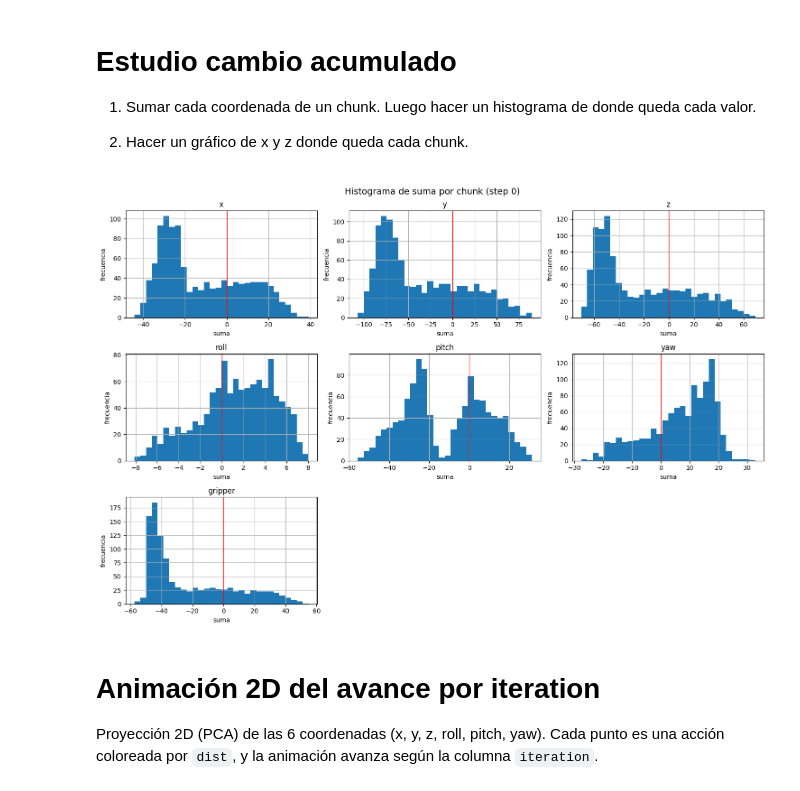
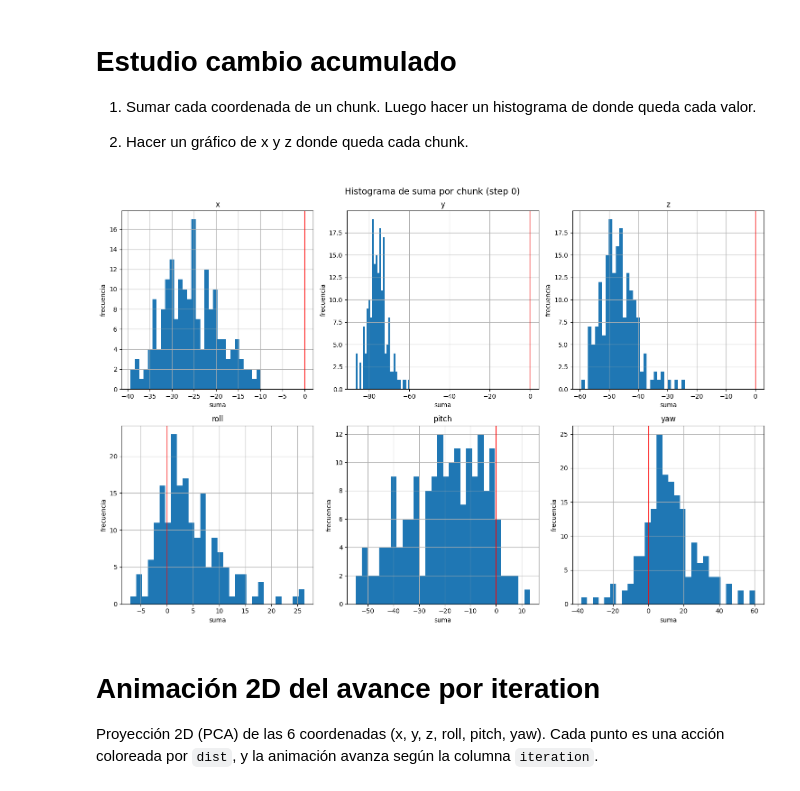
Before and after one commit to diegoftpxd/MuJoCo-simulation, a Jupyter notebook: estudio_vectores_iniciales.ipynb, the cells around one changed output. Cells and saved outputs as stored; diff of their text form; code cells hidden in the pictures.

```diff
--- a/estudio_vectores_iniciales.ipynb
+++ b/estudio_vectores_iniciales.ipynb
@@ -104,7 +104,10 @@ Dataset().filter_by_step(2).filter_by_action_in_chunk(2).data
 | 15113 | 2 | 584 | 0 | 10 | -7.450581e-08 | 10 | 1 | -0.068700 | -0.494166 | 0.410511 | -0.003720 | ... |
 2024 rows × 16 columns
 # %%
-archivo = "denoise_two_gaussians.csv"
+archivo = "denoise_log.csv"
+#archivo = "denoise_big_noise.csv"
+#archivo = "denoise_two_gaussians.csv"
+#archivo = "denoise_two_gaussians_in_unit.csv"
 step = 2
 # %% [markdown]
 # Estudio de desviación estándar
@@ -162,30 +165,30 @@ plot_std_over_max_grid(step=step, archivo=archivo)
 
 2) Hacer un gráfico de x y z donde queda cada chunk.
 # %%
-COORD_NAMES = ["x", "y", "z", "roll", "pitch", "yaw", "gripper"]
+COORD_NAMES = ["x", "y", "z", "roll", "pitch", "yaw"]
 
 # --- Histograma ---
-summed = Dataset(archivo=archivo).filter_by_step(step).sum_by_chunk().data
+summed = Dataset(archivo=archivo).filter_by_step(step).filter_only_last_vector().sum_by_chunk().data
 
-fig, axes = plt.subplots(3, 3, figsize=(15, 10))
+fig, axes = plt.subplots(2, 3, figsize=(15, 10))
 axes = axes.flatten()
 
 for i, coord in enumerate(COORD_NAMES):
     axes[i].hist(summed[coord], bins=30)
     axes[i].axvline(0, color="red", linewidth=1)
     axes[i].set_title(coord)
     axes[i].set_xlabel("suma")
     axes[i].set_ylabel("frecuencia")
     axes[i].grid(True)
 
 for j in range(len(COORD_NAMES), len(axes)):
     axes[j].set_visible(False)
 
 plt.suptitle("Histograma de suma por chunk (step 0)", fontsize=14)
 plt.tight_layout()
 plt.show()
 # %% [output]
-[figure, old version]
+[figure, new version]
 # %%
 import plotly.express as px
 
```
Also changed, not shown: parts of 1 cell of this notebook, 4 other files.
